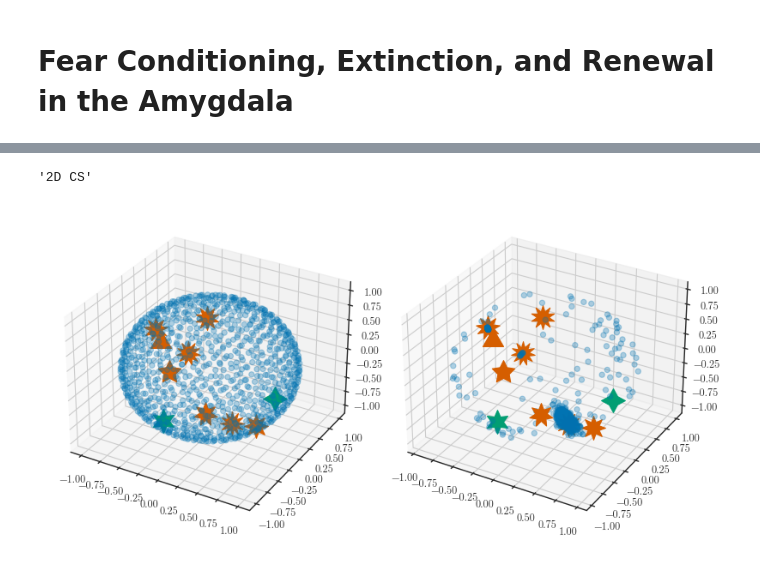
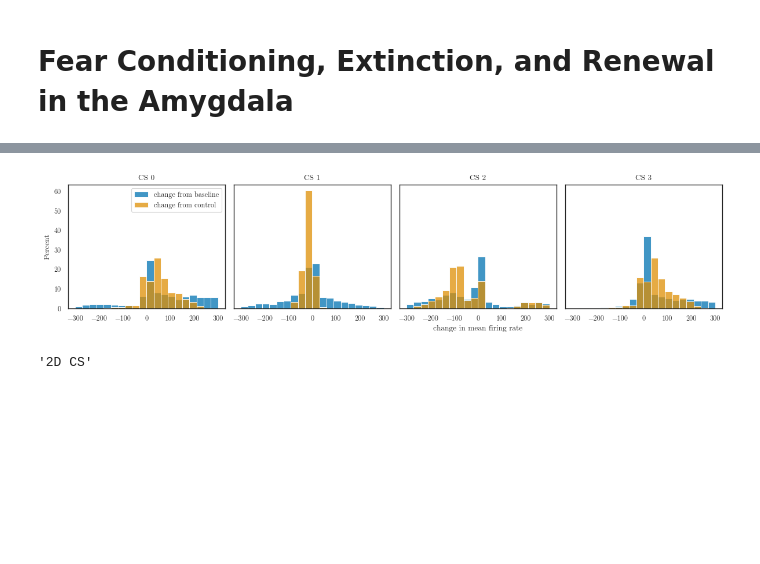
Before and after one commit to psipeter/amygdala, a Jupyter notebook: main.ipynb, the cells around one changed output, grey strips where cells are left out. Drawn from its saved outputs; the diff is of its cells as text; code cells hidden in the pictures; blank space fills up the shorter version.

```diff
--- a/main.ipynb
+++ b/main.ipynb
@@ -118,11 +85,0 @@ for n in range(nCS):
-# %%
-palette = sns.color_palette("colorblind")
-sns.set_palette(palette)
-sns.set(context='paper', style='white', font='CMU Serif')
-
-fig, axes = plt.subplots(nrows=1, ncols=nCS, figsize=((3*nCS,3)), sharey=True)
-for n in range(nCS):
-    sns.histplot(dAs[n], ax=axes[n], bins=20, stat='percent')
-    axes[n].set(title=f'CS {n}')
-axes[int(nCS/2)].set(xlabel='change in mean firing rate', ylabel='percent of neurons')
-plt.tight_layout()
@@ -131,3 +114,39 @@ plt.tight_layout()
+# %%
+T_baseline = int(t_baseline/dt)
+T_expression = int(t_expression/dt)
+
+dAs_control = []
+dAs_baseline = []
+for n in range(nCS):
+    CSns_baseline = np.array([inputs.CSs[n]]*T_baseline)
+    CSns_expression = np.array([inputs.CSs[n]]*T_expression)
+    zeros_expression = np.array([np.zeros((dim))]*T_expression)
+
+    idx_CSn_baseline = np.where(CSns_baseline==sim.data[pCS][:T_baseline])[0]
+    idx_CSn_expression = np.where(CSns_expression==sim.data[pCS][-T_expression:])[0]
+    idx_CSn_control = np.where(zeros_expression==sim.data[pCS][-T_expression:])[0]
+
+    A_CSn_baseline = sim.data[pLA_CS][:timesteps][idx_CSn_baseline]
+    A_CSn_expression = sim.data[pLA_CS][-timesteps:][idx_CSn_expression]
+    A_CSn_control = sim.data[pLA_CS][-timesteps:][idx_CSn_control]
+
+    dAs_baseline.append(np.mean(A_CSn_expression, axis=0) - np.mean(A_CSn_baseline, axis=0))
+    dAs_control.append(np.mean(A_CSn_expression, axis=0) - np.mean(A_CSn_control, axis=0))
+# %%
+palette = sns.color_palette("colorblind")
+sns.set_palette(palette)
+sns.set(context='paper', style='white', font='CMU Serif')
+
+fig, axes = plt.subplots(nrows=1, ncols=nCS, figsize=((3*nCS,3)), sharey=True)
+for n in range(nCS):
+    sns.histplot(dAs_baseline[n], ax=axes[n], bins=20, binrange=[-300,300], stat='percent', label='change from baseline', color=palette[0])
+    sns.histplot(dAs_control[n], ax=axes[n], bins=20, binrange=[-300,300], stat='percent', label='change from control', color=palette[1])
+    axes[n].set(title=f'CS {n}')
+axes[0].legend()
+axes[int(nCS/2)].set(xlabel='change in mean firing rate', ylabel='percent of neurons')
+plt.tight_layout()
+# %% [output]
+[figure, added]
 # %%
 '''2D CS'''
 # scale = (sim.data[LA_CS].gain / LA_CS.radius)[:, np.newaxis]
@@ -152,30 +171,3 @@ plt.tight_layout()
 # plt.tight_layout()
 # %% [output]
 '2D CS'
-# %%
-'''3D CS'''
-scale = (sim.data[LA_CS].gain / LA_CS.radius)[:, np.newaxis]
-encoders_before = sim.data[pEncoders][0].copy() / scale
-encoders_after = sim.data[pEncoders][-1].copy() / scale
-
-palette = sns.color_palette("colorblind")
-sns.set_palette(palette)
-sns.set(context='paper', style='white', font='CMU Serif')
-
-fig = plt.figure(figsize=((8,4)))
-ax = fig.add_subplot(1,2,1, projection='3d')
-ax2 = fig.add_subplot(1,2,2, projection='3d')
-markers = [(3+n, 1, 0) for n in range(nCS)]
-for n in range(nCS):
-    CS = inputs.CSs[n]
-    m = markers[n]
-    c = palette[3] if inputs.USs[n] else palette[2]
-    ax.scatter(CS[0], CS[1], CS[2], zorder=1, color=c, s=400, marker=m)
-    ax2.scatter(CS[0], CS[1], CS[2], zorder=1, color=c, s=400, marker=m)
-ax.scatter(encoders_before[:,0], encoders_before[:,1], encoders_before[:,2], color=palette[0], alpha=0.3)
-ax2.scatter(encoders_after[:,0], encoders_after[:,1], encoders_after[:,2], color=palette[0], alpha=0.3)
-# ax.set(xticks=((-1,1)), xlim=((-1.1,1.1)), yticks=((-1,1)), ylim=((-1.1,1.1)), title='encoders before')
-# ax1.set(xticks=((-1,1)), xlim=((-1.1,1.1)), yticks=((-1,1)), ylim=((-1.1,1.1)), title='encoders after')
-plt.tight_layout()
-# %% [output]
-[figure, removed]
```
Also changed, not shown: parts of 9 cells of this notebook, 1 other file.
